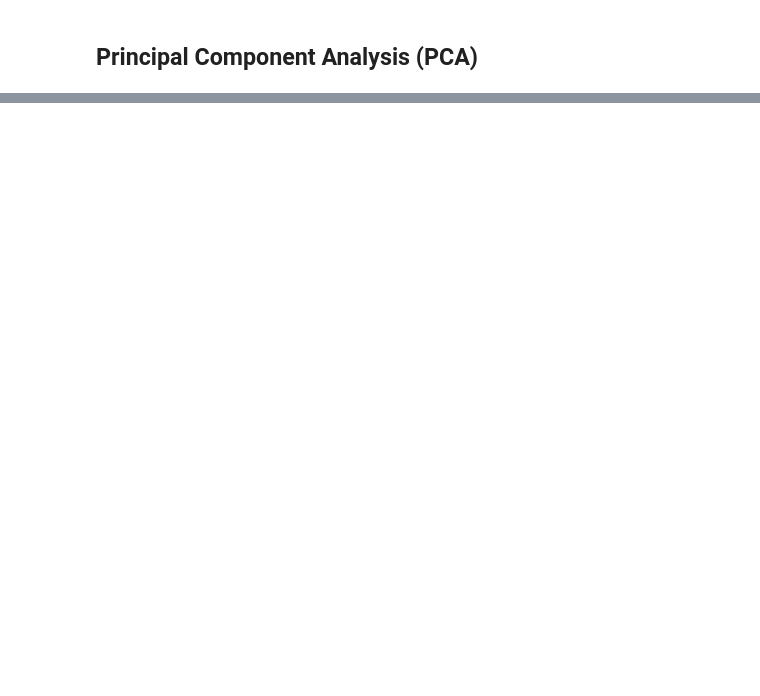
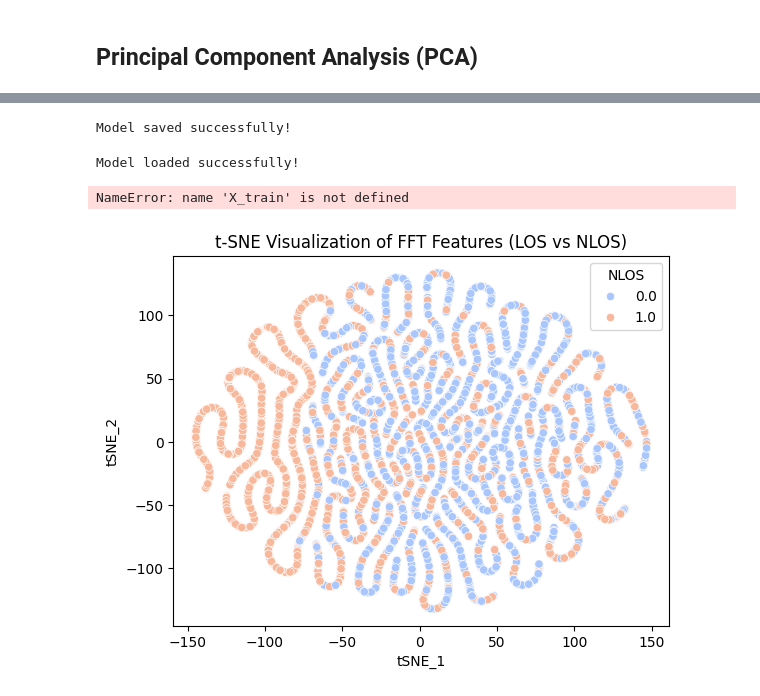
Before and after one commit to JeungHongTay/DA-LOS-WirelessSignalPrediction, a Jupyter notebook: code/exploration-and-preprocessing.ipynb, the cells around one changed output, grey strips where cells are left out. Drawn from its saved outputs; the diff is of its cells as text; code cells hidden in the pictures; blank space fills up the shorter version.

```diff
--- a/code/exploration-and-preprocessing.ipynb
+++ b/code/exploration-and-preprocessing.ipynb
@@ -579,3 +712,51 @@ Total CIR Columns Expected: 1021
+# %%
+# Save the trained model
+joblib.dump(clf, "model-checkpoint/random_forest_model.pkl")
+print("Model saved successfully!")
+# %% [output]
+Model saved successfully!
+# %%
+# Export the first three decision trees from the forest
+# Tree Visualisation
+
+# Load the saved model
+clf = joblib.load("model-checkpoint/random_forest_model.pkl")
+print("Model loaded successfully!")
+
+# from sklearn.tree import export_graphviz
+# from IPython.display import Image
+# import graphviz
+
+# for i in range(3):
+#     tree = clf.estimators_[i]
+#     dot_data = export_graphviz(tree,
+#                                feature_names=X_train.columns,
+#                                filled=True,
+#                                max_depth=2,
+#                                impurity=False,
+#                                proportion=True)
+#     graph = graphviz.Source(dot_data)
+#     display(graph)
+# %% [output]
+Model loaded successfully!
+NameError: name 'X_train' is not defined
+# %%
+from sklearn.manifold import TSNE
+
+# Apply t-SNE
+tsne = TSNE(n_components=2, random_state=42)
+X_embedded = tsne.fit_transform(X)
+
+# Convert to DataFrame
+df_tsne = pd.DataFrame(X_embedded, columns=['tSNE_1', 'tSNE_2'])
+df_tsne['NLOS'] = y.values
+
+# Plot
+sns.scatterplot(x=df_tsne['tSNE_1'], y=df_tsne['tSNE_2'], hue=df_tsne['NLOS'], palette='coolwarm')
+plt.title("t-SNE Visualization of FFT Features (LOS vs NLOS)")
+plt.show()
+# %% [output]
+[figure, added]
 # %%
 # #cir_columns already defined earlier in my previous code above in the preprocessing portion
 
```
Also changed, not shown: parts of 15 cells of this notebook, 1 other file.
